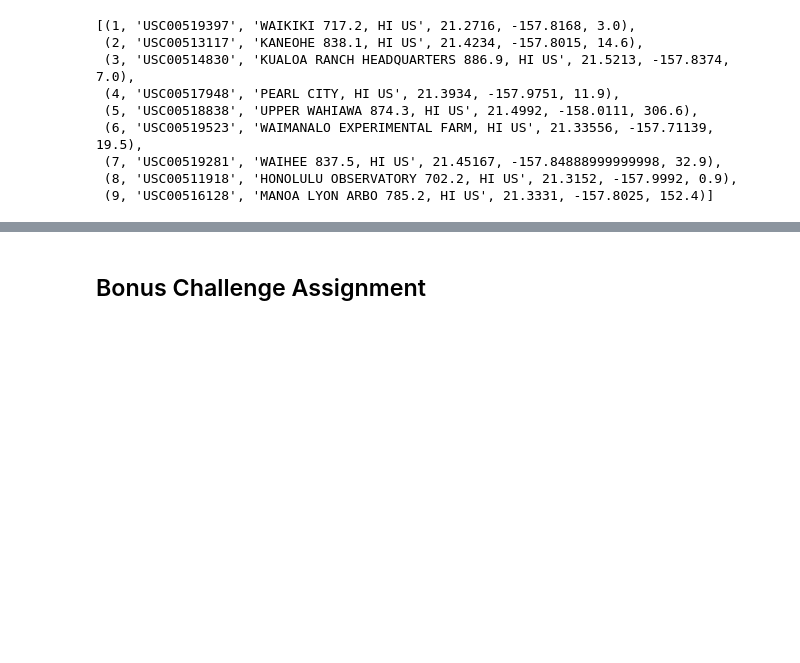
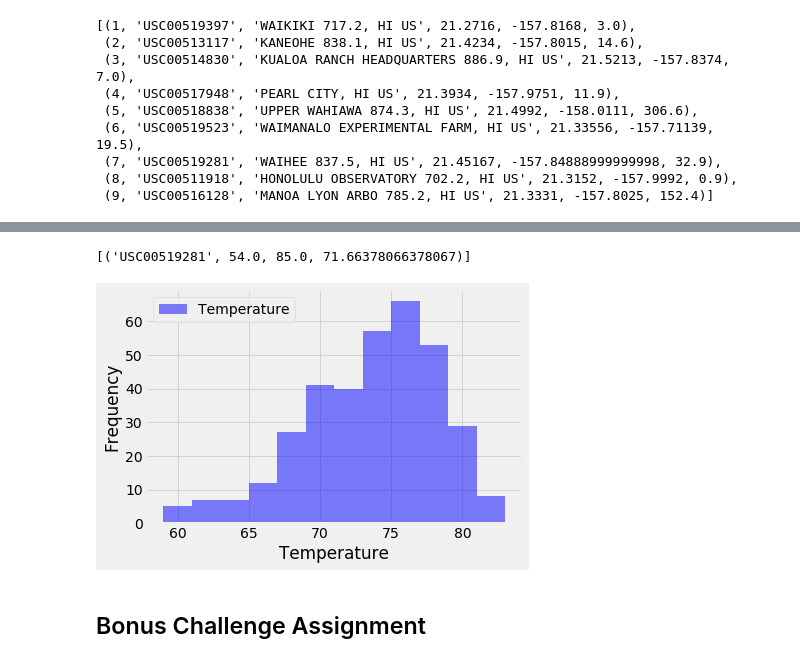
Before and after one commit to arrrlette/sqlalchemy-challenge, a Jupyter notebook: Climate.ipynb, the cells around one changed output, grey strips where cells are left out. Cells and saved outputs as stored; diff of their text form; code cells hidden in the pictures; blank space fills up the shorter version.

```diff
--- a/Climate.ipynb
+++ b/Climate.ipynb
@@ -116,9 +219,30 @@ session.query()
 # %%
 # Using the station id from the previous query, calculate the lowest temperature recorded,
 # highest temperature recorded, and average temperature of the most active station?
+
+session.query(Measurement.station, func.min(Measurement.tobs), func.max(Measurement.tobs), func.avg(Measurement.tobs)).\
+    filter(Measurement.station == 'USC00519281').all()
+# %% [output]
+[('USC00519281', 54.0, 85.0, 71.66378066378067)]
 # %%
 # Choose the station with the highest number of temperature observations.
 # Query the last 12 months of temperature observation data for this station and plot the results as a histogram
+
+#station with highest number of temp observations queried above: USC00519281
+station_df = session.query(Measurement.date, Measurement.tobs).\
+    filter(Measurement.station == 'USC00519281').\
+    filter(Measurement.date >= year_ago).all()
+
+#save the query results as a Pandas DataFrame and set the index to the date column
+station_temp_df = pd.DataFrame(station_df, columns = ['Date','Temperature'])
+
+#plot histogram
+station_hist = station_temp_df.plot(kind = 'hist', alpha = .5, color = 'b', bins = 12)
+plt.xlabel('Temperature')
+plt.grid(alpha = .8)
+plt.show()
+# %% [output]
+[figure, added]
 # %% [markdown]
 ## Bonus Challenge Assignment
 # %%
```
Also changed, not shown: parts of 20 cells of this notebook, 1 other file.
